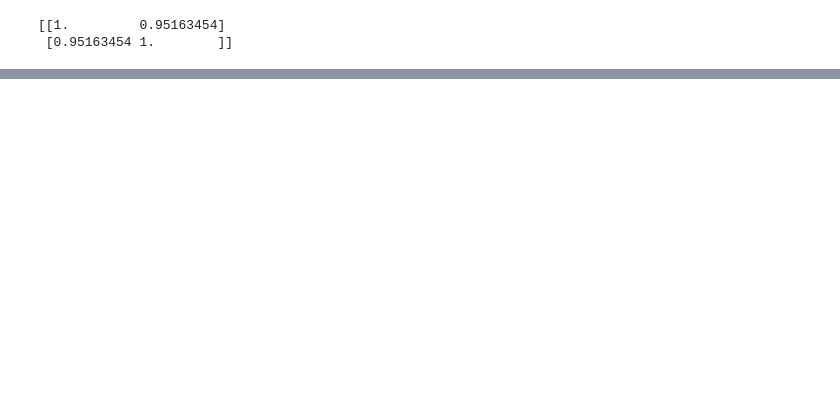
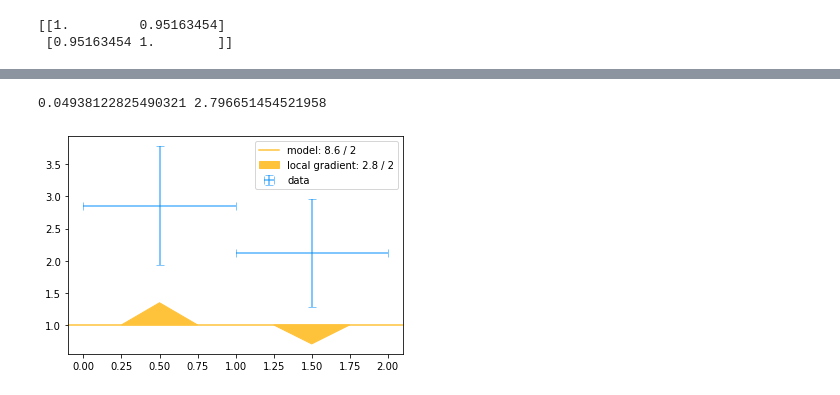
Before and after one commit to ast0815/regularisation, a Jupyter notebook: simple.ipynb, the cells around one changed output, grey strips where cells are left out. Cells and saved outputs as stored; diff of their text form; code cells hidden in the pictures; blank space fills up the shorter version.

```diff
--- a/simple.ipynb
+++ b/simple.ipynb
@@ -293,0 +311,5 @@ plt.legend()
+# %%
+utils.model_ratio_plot(np.array(models[0]), reg_data, reg_cov, A)
+# %% [output]
+0.04938122825490321 2.796651454521958
+[figure, added]
```
Also changed, not shown: parts of 5 cells of this notebook, 2 other files.
